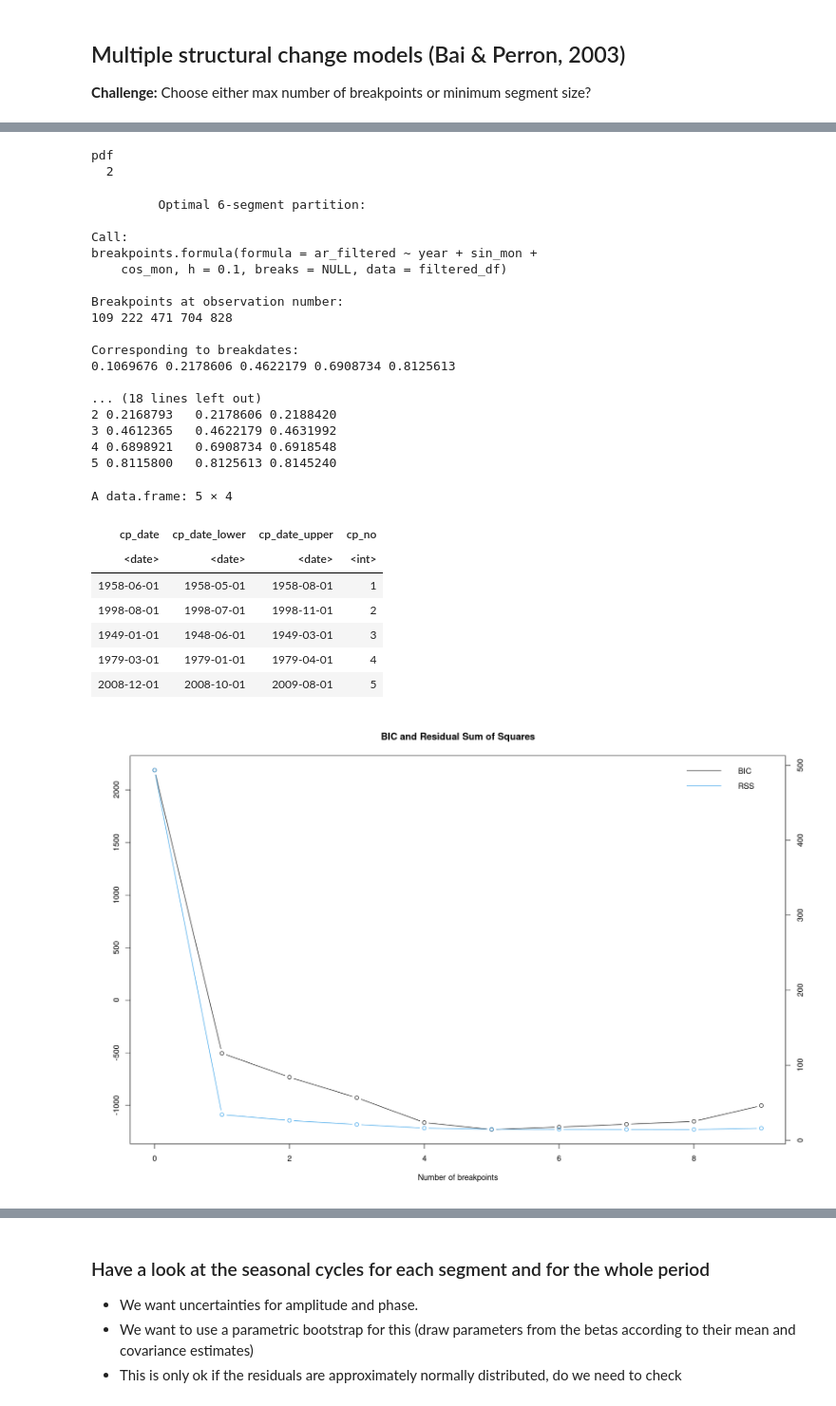
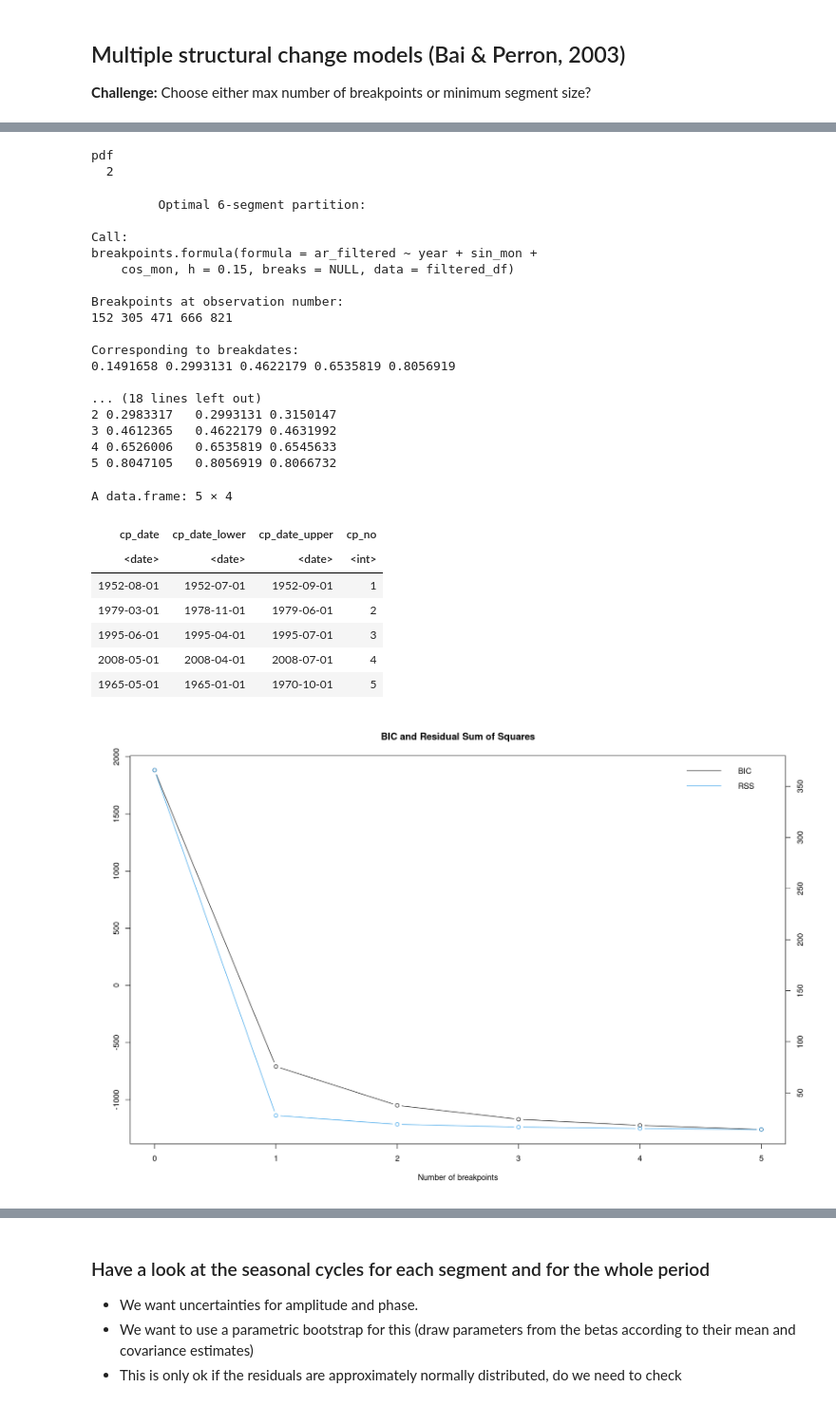
Before and after one commit to hschoeller/wp22a, a Jupyter notebook: notebooks/ChangePoints.ipynb, the cells around one changed output, grey strips where cells are left out. Shown at 95% size. Cells and saved outputs as stored; diff of their text form; code cells hidden in the pictures.

```diff
--- a/notebooks/ChangePoints.ipynb
+++ b/notebooks/ChangePoints.ipynb
@@ -140,7 +140,7 @@ filtered_df <- combined_dataset %>%
 ar_fit_glob <- breakpoints(
     ar_filtered ~ year,
     data     = filtered_df,
-    h        = .1,
+    h        = .15,
     breaks   = NULL
 )
 par(bg = "white")
@@ -556,52 +566,52 @@ plot(fs)
 # Control for AR(1)
 bp_est_monthly <- breakpoints(ar_filtered ~ year + sin_mon + cos_mon,
     data = filtered_df,
-    h = .1,
+    h = .15,
     breaks = NULL
 )
 par(bg = "white")
 plot(bp_est_monthly)
 pdf(paste0(OUT_DIR, "BIC_breakpoints.pdf"), width = 4, height = 3)
 plot(bp_est_monthly)
 dev.off()
 print(bp_est_monthly)
 print(confint(bp_est_monthly,
     het.err = TRUE,
     het.reg = TRUE,
     sandwich = TRUE,
     vcov. = vcovHC
 ))
 cp_df <- ordered_cp_df(bp_est_monthly, combined_dataset)
 cp_df
 # %% [output]
 pdf
   2
          Optimal 6-segment partition:
 
 Call:
 breakpoints.formula(formula = ar_filtered ~ year + sin_mon +
-    cos_mon, h = 0.1, breaks = NULL, data = filtered_df)
+    cos_mon, h = 0.15, breaks = NULL, data = filtered_df)
 
 Breakpoints at observation number:
-109 222 471 704 828
+152 305 471 666 821
 
 Corresponding to breakdates:
-0.1069676 0.2178606 0.4622179 0.6908734 0.8125613
+0.1491658 0.2993131 0.4622179 0.6535819 0.8056919
 
 ... (18 lines left out)
-2 0.2168793   0.2178606 0.2188420
+2 0.2983317   0.2993131 0.3150147
 3 0.4612365   0.4622179 0.4631992
-4 0.6898921   0.6908734 0.6918548
-5 0.8115800   0.8125613 0.8145240
+4 0.6526006   0.6535819 0.6545633
+5 0.8047105   0.8056919 0.8066732
 A data.frame: 5 × 4
 | cp_date | cp_date_lower | cp_date_upper | cp_no |
 | <date> | <date> | <date> | <int> |
-| 1958-06-01 | 1958-05-01 | 1958-08-01 | 1 |
-| 1998-08-01 | 1998-07-01 | 1998-11-01 | 2 |
-| 1949-01-01 | 1948-06-01 | 1949-03-01 | 3 |
-| 1979-03-01 | 1979-01-01 | 1979-04-01 | 4 |
-| 2008-12-01 | 2008-10-01 | 2009-08-01 | 5 |
+| 1952-08-01 | 1952-07-01 | 1952-09-01 | 1 |
+| 1979-03-01 | 1978-11-01 | 1979-06-01 | 2 |
+| 1995-06-01 | 1995-04-01 | 1995-07-01 | 3 |
+| 2008-05-01 | 2008-04-01 | 2008-07-01 | 4 |
+| 1965-05-01 | 1965-01-01 | 1970-10-01 | 5 |
-[figure, old version]
+[figure, new version]
 # %%
 combined_dataset$segment <- breakfactor(bp_est_monthly)
 
```
Also changed, not shown: parts of 21 cells of this notebook, 9 other files.
